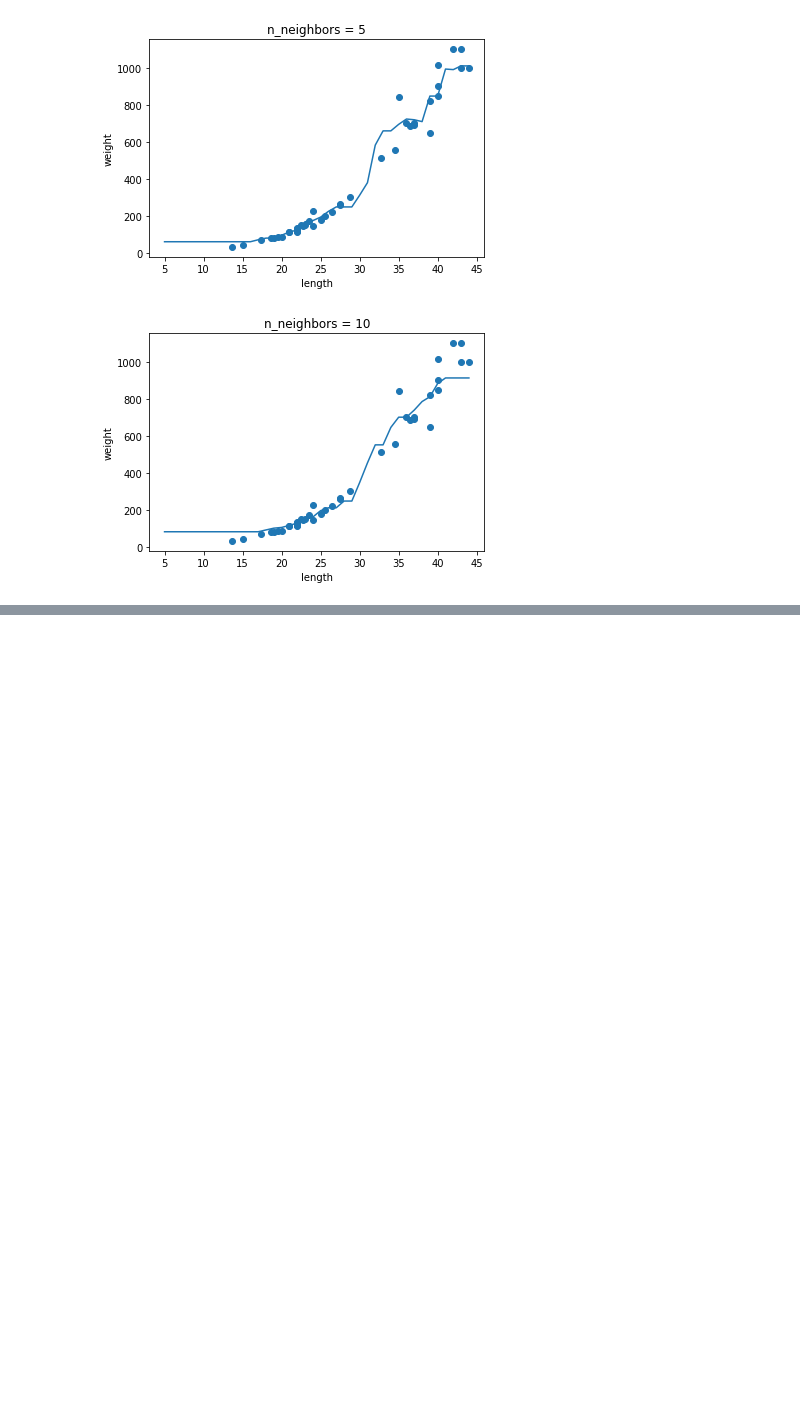
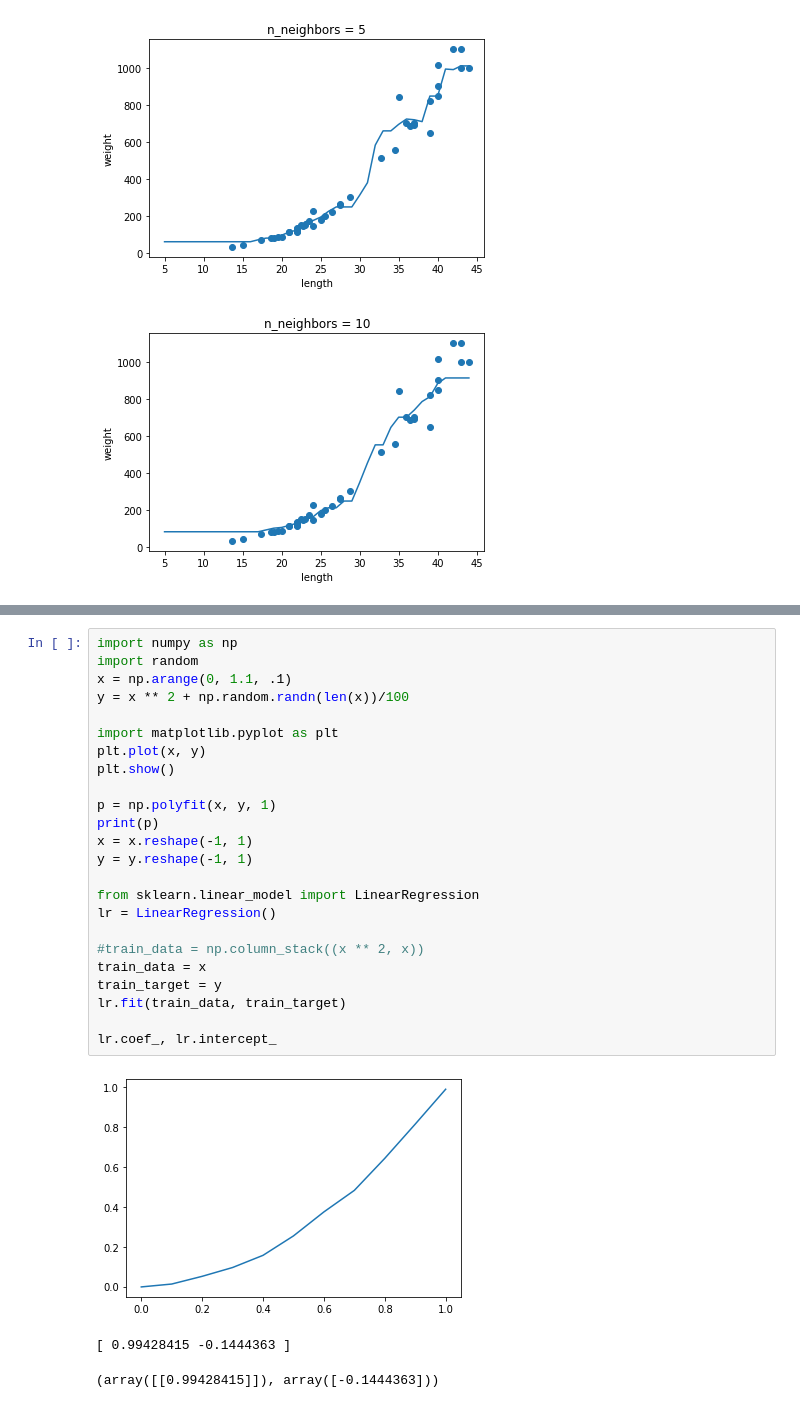
Before and after one commit to keizikang/self_study_mldl, a Jupyter notebook: 혼공머신_3장.ipynb, the cells around one changed output, grey strips where cells are left out. Cells and saved outputs as stored; diff of their text form; blank space fills up the shorter version.

```diff
--- a/혼공머신_3장.ipynb
+++ b/혼공머신_3장.ipynb
@@ -269,0 +345,28 @@ for n in [1, 5, 10]:
+# %%
+import numpy as np
+import random
+x = np.arange(0, 1.1, .1)
+y = x ** 2 + np.random.randn(len(x))/100
+
+import matplotlib.pyplot as plt
+plt.plot(x, y)
+plt.show()
+
+p = np.polyfit(x, y, 1)
+print(p)
+x = x.reshape(-1, 1)
+y = y.reshape(-1, 1)
+
+from sklearn.linear_model import LinearRegression
+lr = LinearRegression()
+
+#train_data = np.column_stack((x ** 2, x))
+train_data = x
+train_target = y
+lr.fit(train_data, train_target)
+
+lr.coef_, lr.intercept_
+# %% [output]
+[figure, added]
+[ 0.99428415 -0.1444363 ]
+(array([[0.99428415]]), array([-0.1444363]))
```
Also changed, not shown: parts of 7 cells of this notebook.
